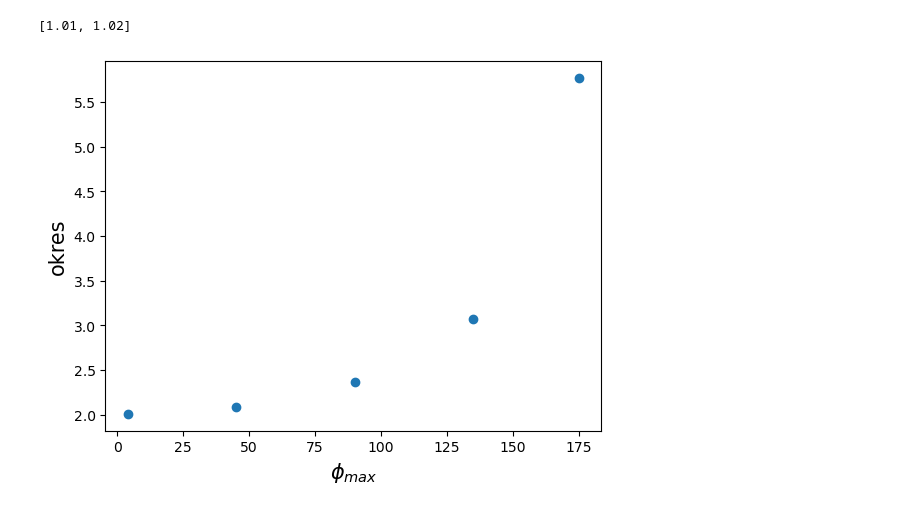
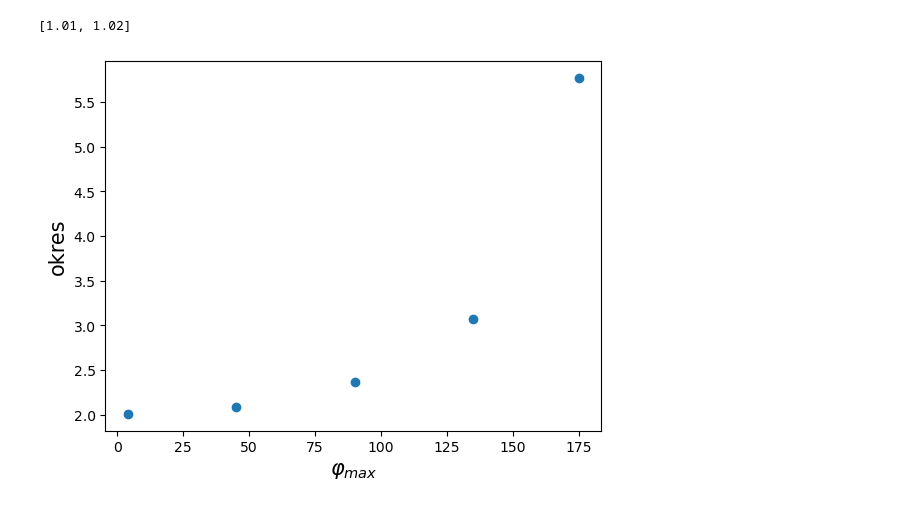
Before and after one commit to Michau-H/theoretical-physics, a Jupyter notebook: lab1_wahadlo/wyniki/lab1_czytanie.ipynb, the cells around one changed output. Saved outputs shown, nothing was run; the diff lists cells and outputs as text; code cells hidden in the pictures.

```diff
--- a/lab1_wahadlo/wyniki/lab1_czytanie.ipynb
+++ b/lab1_wahadlo/wyniki/lab1_czytanie.ipynb
@@ -145,8 +161,8 @@ for i in range(5):
     okres.append(np.diff(t[i][sign_changes]).mean())
 # %%
 plt.plot(phi_value, okres, 'o')
-plt.xlabel(r'$\phi_{max}$', fontsize=fs)
+plt.xlabel(r'$\varphi_{max}$', fontsize=fs)
 plt.ylabel('okres', fontsize=fs)
 plt.show()
 # %% [output]
-[figure, old version]
+[figure, new version]
```
Also changed, not shown: parts of 2 cells of this notebook, 13 other files.
